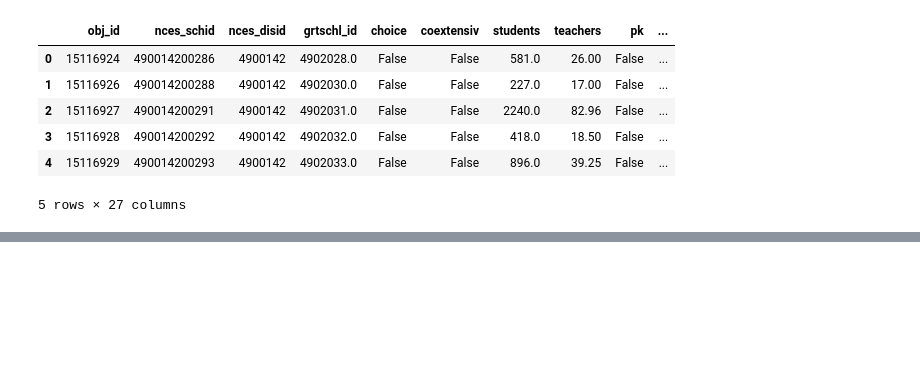
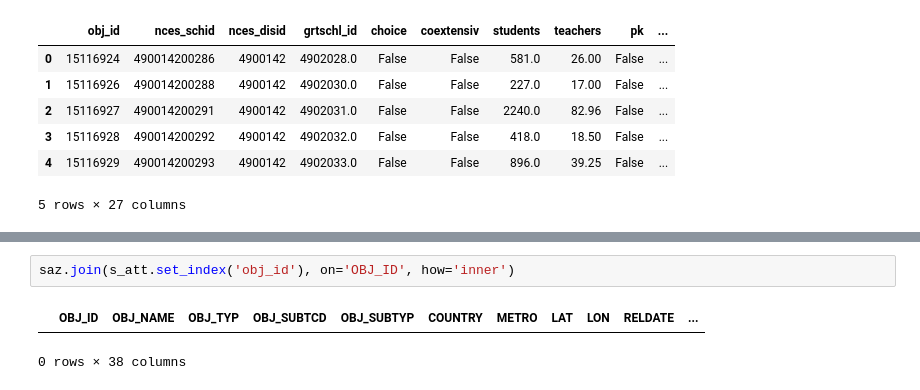
Before and after one commit to PMattox/fs, a Jupyter notebook: precisely_exploration.ipynb, the cells around one changed output, grey strips where cells are left out. Drawn from its saved outputs; the diff is of its cells as text; blank space fills up the shorter version.

```diff
--- a/precisely_exploration.ipynb
+++ b/precisely_exploration.ipynb
@@ -148,0 +170,5 @@ s_att.head()
+# %%
+saz.join(s_att.set_index('obj_id'), on='OBJ_ID', how='inner')
+# %% [output]
+|  | OBJ_ID | OBJ_NAME | OBJ_TYP | OBJ_SUBTCD | OBJ_SUBTYP | COUNTRY | METRO | LAT | LON | RELDATE | ... |
+0 rows × 38 columns
```
Also changed, not shown: parts of 7 cells of this notebook.
